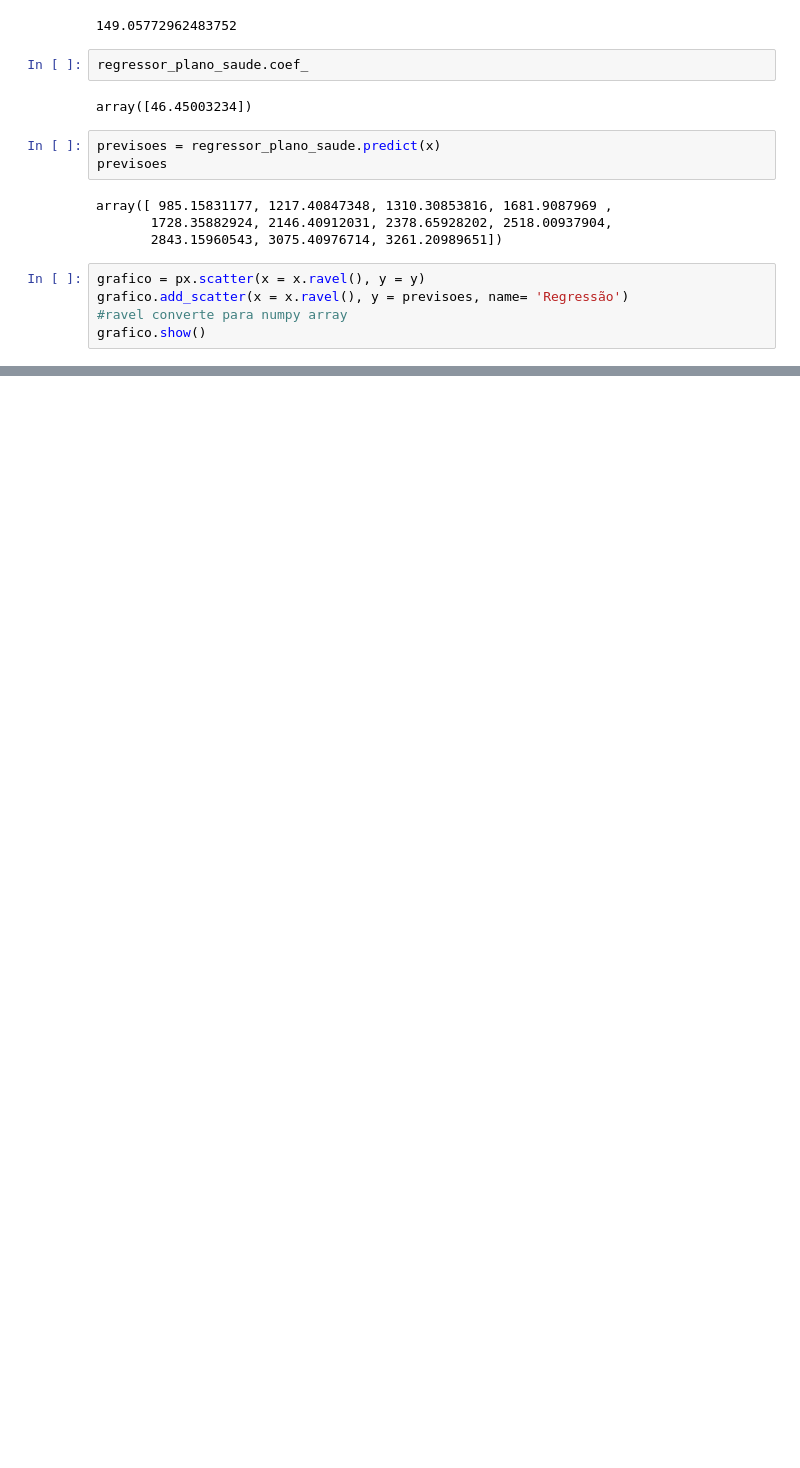
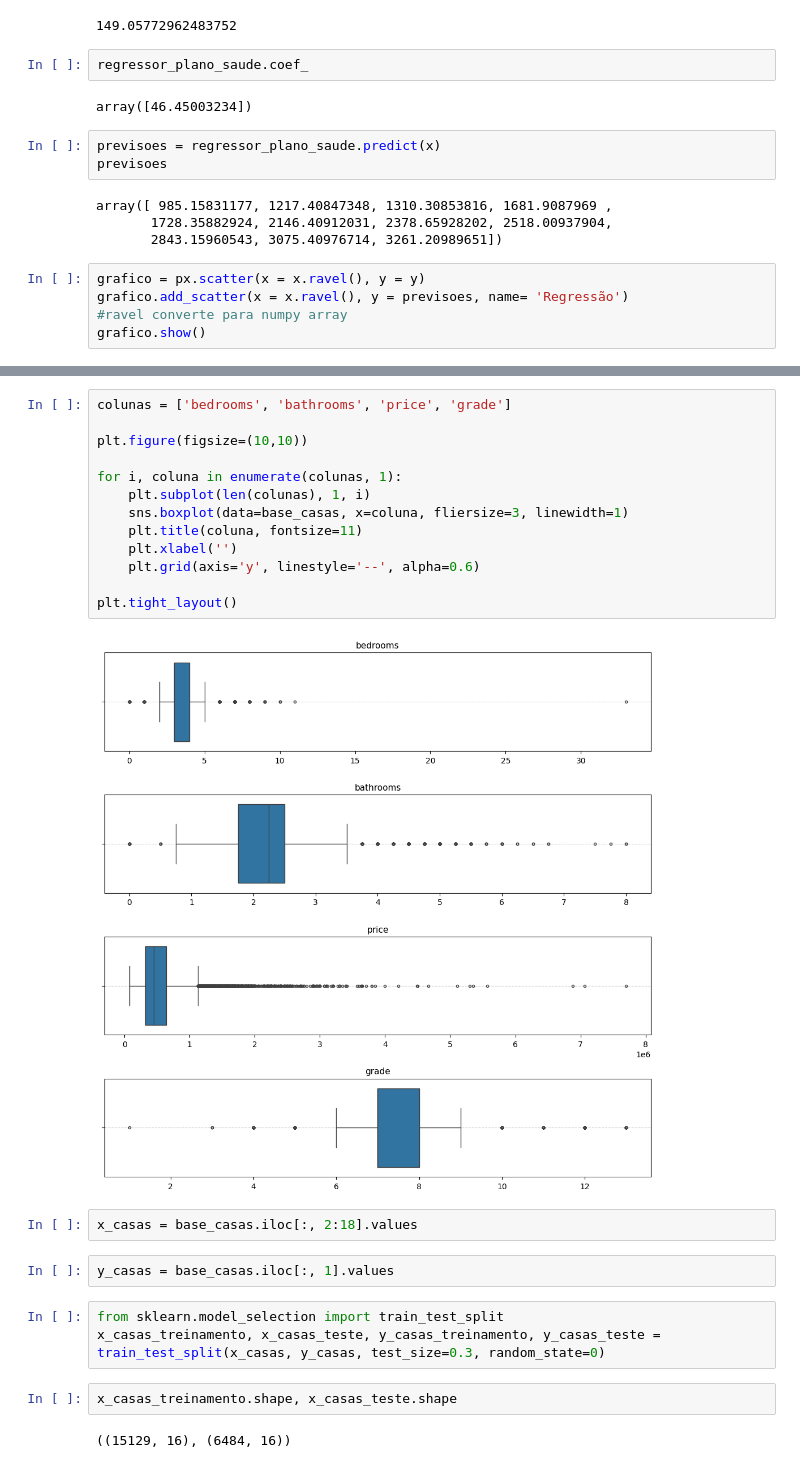
Before and after one commit to thaiiss7/machine-learning, a Jupyter notebook: aula03/main.ipynb, the cells around one changed output, grey strips where cells are left out. Drawn from its saved outputs; the diff is of its cells as text; blank space fills up the shorter version.

```diff
--- a/aula03/main.ipynb
+++ b/aula03/main.ipynb
@@ -77,0 +148,26 @@ grafico.show()
+# %%
+colunas = ['bedrooms', 'bathrooms', 'price', 'grade']
+
+plt.figure(figsize=(10,10))
+
+for i, coluna in enumerate(colunas, 1):
+    plt.subplot(len(colunas), 1, i)
+    sns.boxplot(data=base_casas, x=coluna, fliersize=3, linewidth=1)
+    plt.title(coluna, fontsize=11)
+    plt.xlabel('')
+    plt.grid(axis='y', linestyle='--', alpha=0.6)
+
+plt.tight_layout()
+# %% [output]
+[figure, added]
+# %%
+x_casas = base_casas.iloc[:, 2:18].values
+# %%
+y_casas = base_casas.iloc[:, 1].values
+# %%
+from sklearn.model_selection import train_test_split
+x_casas_treinamento, x_casas_teste, y_casas_treinamento, y_casas_teste = train_test_split(x_casas, y_casas, test_size=0.3, random_state=0)
+# %%
+x_casas_treinamento.shape, x_casas_teste.shape
+# %% [output]
+((15129, 16), (6484, 16))
```
Also changed, not shown: parts of 17 cells of this notebook, 1 other file.
